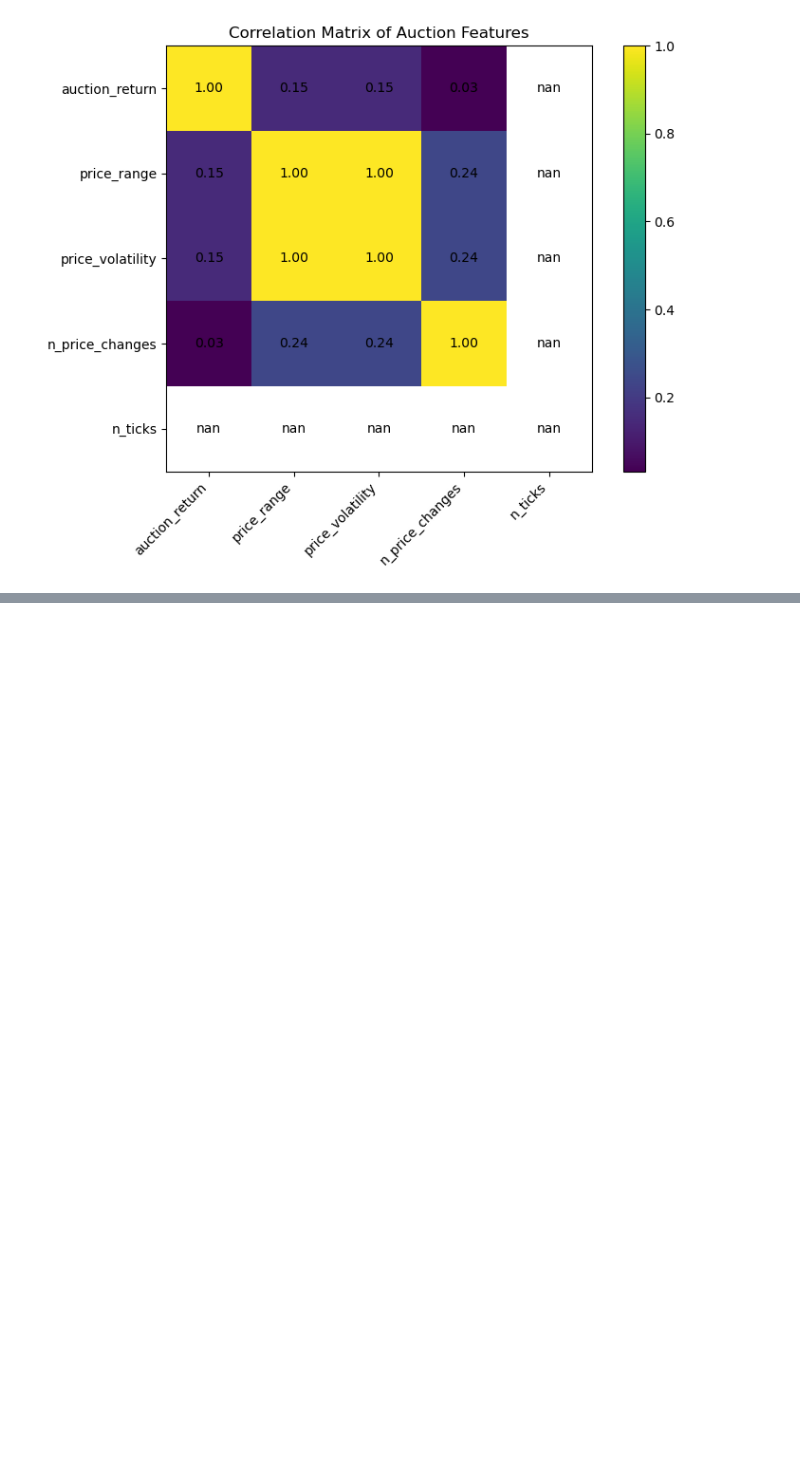
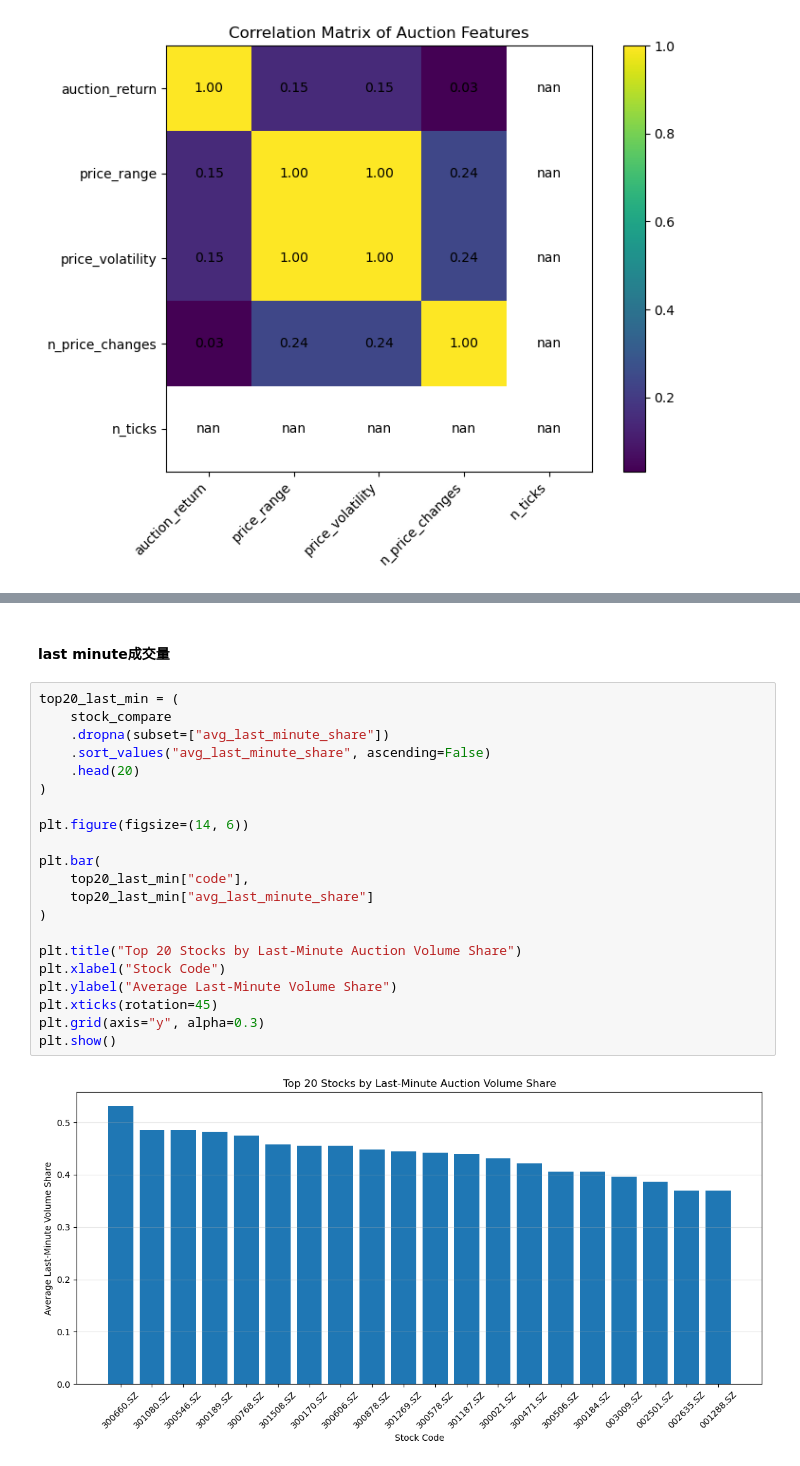
Before and after one commit to xiyuanzhu926/level2-research, a Jupyter notebook: level2-research/notebooks/01_level2_auction_intro.ipynb, the cells around one changed output, grey strips where cells are left out. Cells and saved outputs as stored; diff of their text form; blank space fills up the shorter version.

```diff
--- a/level2-research/notebooks/01_level2_auction_intro.ipynb
+++ b/level2-research/notebooks/01_level2_auction_intro.ipynb
@@ -1241,0 +1932,25 @@ plt.show()
+# %% [markdown]
+#### last minute成交量
+# %%
+top20_last_min = (
+    stock_compare
+    .dropna(subset=["avg_last_minute_share"])
+    .sort_values("avg_last_minute_share", ascending=False)
+    .head(20)
+)
+
+plt.figure(figsize=(14, 6))
+
+plt.bar(
+    top20_last_min["code"],
+    top20_last_min["avg_last_minute_share"]
+)
+
+plt.title("Top 20 Stocks by Last-Minute Auction Volume Share")
+plt.xlabel("Stock Code")
+plt.ylabel("Average Last-Minute Volume Share")
+plt.xticks(rotation=45)
+plt.grid(axis="y", alpha=0.3)
+plt.show()
+# %% [output]
+[figure, added]
```
Also changed, not shown: parts of 66 cells of this notebook, 8 other files.
